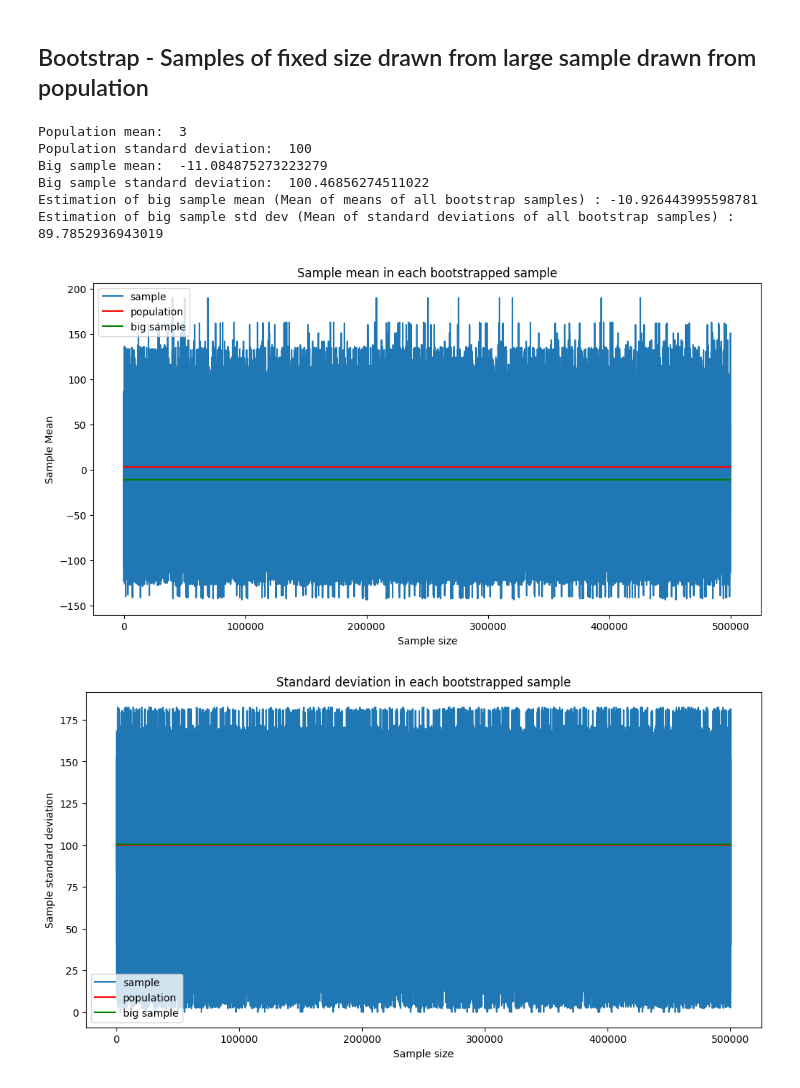
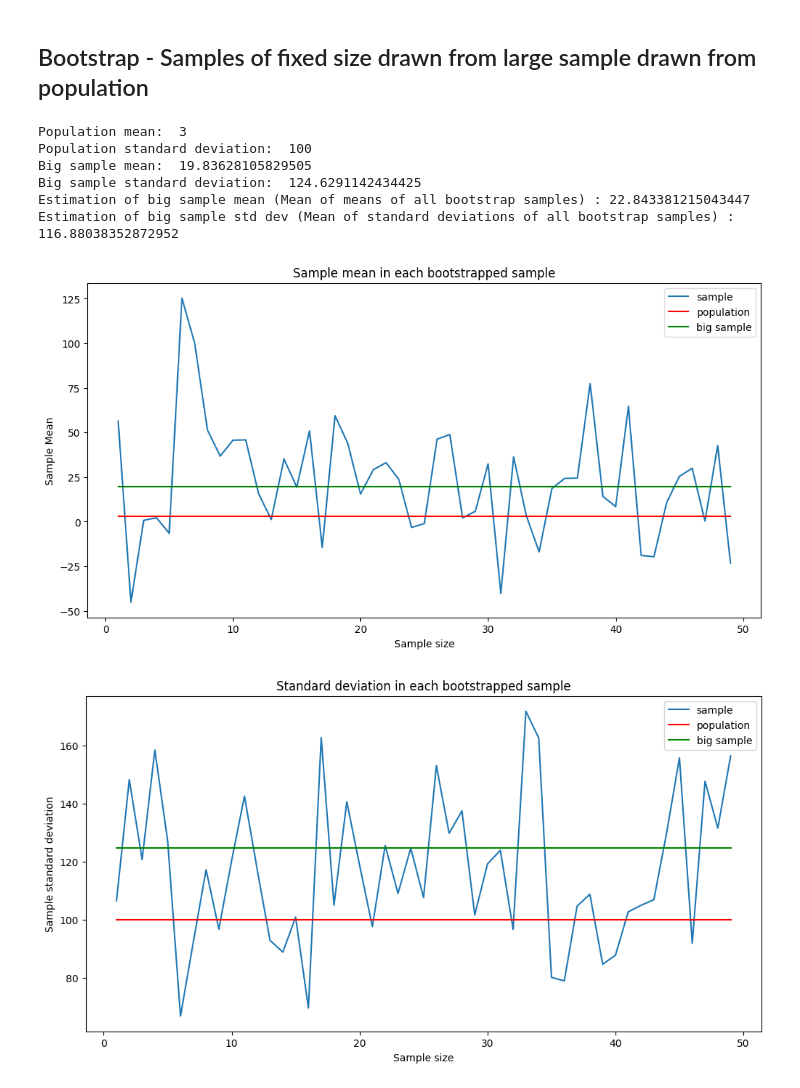
Before and after one commit to kunalkundu30/bootstrapping-fundamentals, a Jupyter notebook: bootstrapping.ipynb, the cells around one changed output. Saved outputs shown, nothing was run; the diff lists cells and outputs as text; code cells hidden in the pictures.

Commit message:
bootstrap

```diff
--- a/bootstrapping.ipynb
+++ b/bootstrapping.ipynb
@@ -118,7 +118,7 @@ Big sample standard deviation:  0.9492775861361961
 # %%
 # Samples drawn from normal distribution
 
-no_of_samples = 300
+no_of_samples = 30
 sample_size = 50
 result={}
 
@@ -174,8 +239,8 @@ Estimation of population std dev (Mean of standard deviations of all bootstrap s
 # Samples drawn from normal distribution
 
 big_sample_size = 10
-no_of_samples = 500000
-sample_size = 5
+no_of_samples = 50
+sample_size = 10
 result={}
 
 population_mean = 3
@@ -203,36 +268,36 @@ print("Big sample mean: ", big_sample_mean)
 print("Big sample standard deviation: ", big_sample_std_dev)
 
 estimation_of_big_sample_mean = np.array(means).mean()
 estimation_of_big_sample_std_dev = np.array(std_devs).mean()
 print("Estimation of big sample mean (Mean of means of all bootstrap samples) :",estimation_of_big_sample_mean)
 print("Estimation of big sample std dev (Mean of standard deviations of all bootstrap samples) :",estimation_of_big_sample_std_dev)
 
 # Plot graphs
 plt.figure(figsize=(12,6))
 plt.plot(sample_nos, means,label='sample')
 plt.plot(sample_nos,[population_mean]*len(sample_nos),color='r',label='population')
 plt.plot(sample_nos,[big_sample_mean]*len(sample_nos),color='g',label='big sample')
 plt.xlabel("Sample size")
 plt.ylabel("Sample Mean")
 plt.title("Sample mean in each bootstrapped sample")
 plt.legend()
 plt.show()
 
 plt.figure(figsize=(12,6))
 plt.plot(sample_nos, std_devs,label='sample')
 plt.plot(sample_nos,[population_std_dev]*len(sample_nos),color='r',label='population')
 plt.plot(sample_nos,[big_sample_std_dev]*len(sample_nos),color='g',label='big sample')
 plt.xlabel("Sample size")
 plt.ylabel("Sample standard deviation")
 plt.title("Standard deviation in each bootstrapped sample")
 plt.legend()
 plt.show()
 # %% [output]
 Population mean:  3
 Population standard deviation:  100
-Big sample mean:  -11.084875273223279
-Big sample standard deviation:  100.46856274511022
-Estimation of big sample mean (Mean of means of all bootstrap samples) : -10.926443995598781
-Estimation of big sample std dev (Mean of standard deviations of all bootstrap samples) : 89.7852936943019
+Big sample mean:  19.83628105829505
+Big sample standard deviation:  124.6291142434425
+Estimation of big sample mean (Mean of means of all bootstrap samples) : 22.843381215043447
+Estimation of big sample std dev (Mean of standard deviations of all bootstrap samples) : 116.88038352872952
-[figure, old version]
+[figure, new version]
-[figure, old version]
+[figure, new version]
```
Also changed, not shown: parts of 5 cells of this notebook.
